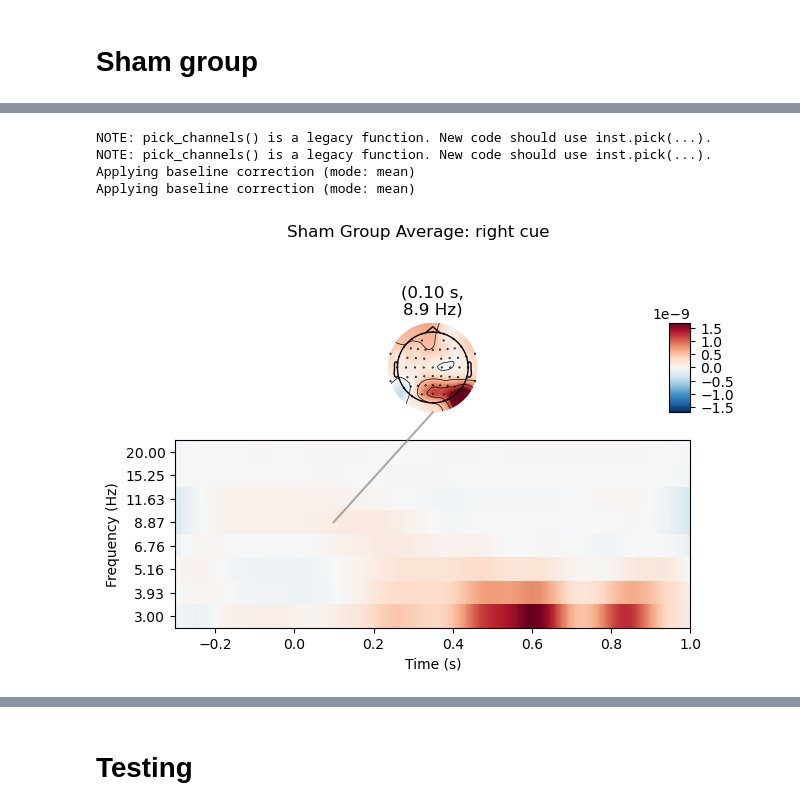
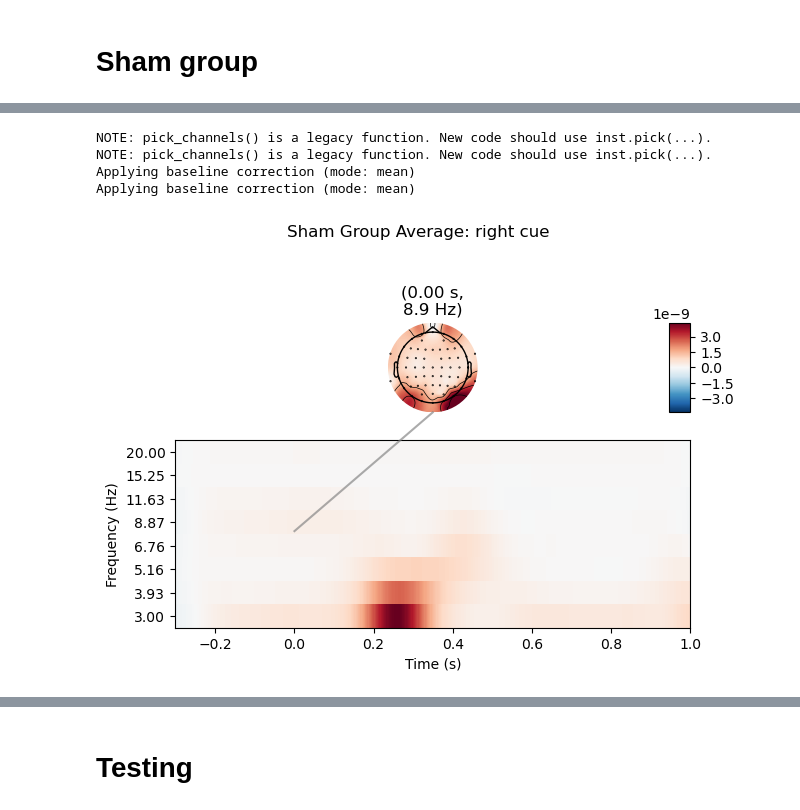
Before and after one commit to locua/time-frequency-analysis, a Jupyter notebook: tf.ipynb, the cells around one changed output, grey strips where cells are left out. Cells and saved outputs as stored; diff of their text form; code cells hidden in the pictures.

```diff
--- a/tf.ipynb
+++ b/tf.ipynb
@@ -108,12 +105,13 @@ event_map = {'Comment/101':101,
 # Analysis
 # %%
 # Define the frequency bands of interest
-freqs = np.logspace(*np.log10([3, 20]), num=8)  # alpha to gamma frequencies
+freqs = np.logspace(*np.log10([3, 30]), num=8)  # alpha to gamma frequencies
 # freqs = np.arange(7, 20, 2)
 n_cycles = freqs / 2.  # different number of cycle per frequency
 # %%
 def process_group(file_names, focal_event):
-    powers = []
+    # epoch_list = []
+    powers = list()
     for file in file_names:
         # Load raw
         raw = mne.io.read_raw(file, preload=True)
@@ -410,8 +422,7 @@ Applying baseline correction (mode: mean)
 # Sham group
 # %%
 sham_powers_right = process_group(sham2bs, 70)
-
-sham_power_right_avg = mne.grand_average(active_powers_right)
+sham_power_right_avg = mne.grand_average(sham_powers_right)
 # %% [output]
 Extracting parameters from ./cleaned/m_08_02/m_08_02_pos2b.vhdr...
 Setting channel info structure...
@@ -486,14 +497,14 @@ Reading 0 ... 699563  =      0.000 ...   699.563 secs...
 # %%
 # Plot the result for each group
-sham_power_right_avg.plot_joint(baseline=(-0.3, -0.1), mode='mean', title='Sham Group Average: right cue', timefreqs=[(0.1, 10)]);
+sham_power_right_avg.plot_joint(baseline=(-0.3, -0.2), mode='mean', title='Sham Group Average: right cue', timefreqs=[(0, 10)]);
 # Show
 plt.show()
 # %% [output]
 NOTE: pick_channels() is a legacy function. New code should use inst.pick(...).
 NOTE: pick_channels() is a legacy function. New code should use inst.pick(...).
 Applying baseline correction (mode: mean)
 Applying baseline correction (mode: mean)
-[figure, old version]
+[figure, new version]
 # %%
 sham_powers_left = process_group(sham2bs, 60)
 
```
Also changed, not shown: parts of 22 cells of this notebook, 8 other files.
